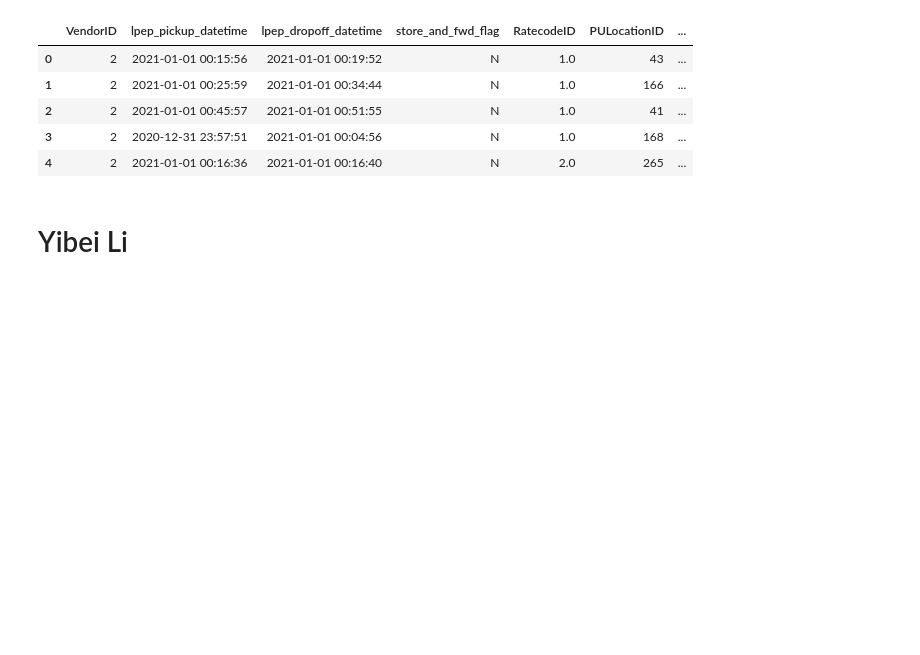
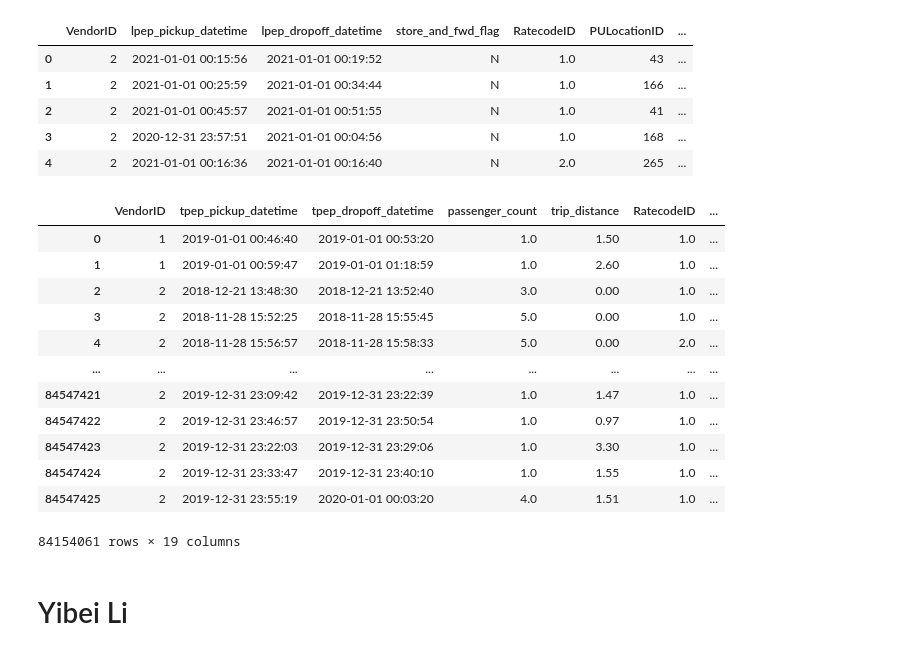
Before and after one commit to kyla2001/Analyzing-Taxi-Trip-Patterns-in-NYC-2019-2021, a Jupyter notebook: code/question.ipynb, the cells around one changed output. Drawn from its saved outputs; the diff is of its cells as text; code cells hidden in the pictures; blank space fills up the shorter version.

```diff
--- a/code/question.ipynb
+++ b/code/question.ipynb
@@ -86,3 +94,19 @@ for year in years:
+# %%
+yellow_2019
+# %% [output]
+|  | VendorID | tpep_pickup_datetime | tpep_dropoff_datetime | passenger_count | trip_distance | RatecodeID | ... |
+| 0 | 1 | 2019-01-01 00:46:40 | 2019-01-01 00:53:20 | 1.0 | 1.50 | 1.0 | ... |
+| 1 | 1 | 2019-01-01 00:59:47 | 2019-01-01 01:18:59 | 1.0 | 2.60 | 1.0 | ... |
+| 2 | 2 | 2018-12-21 13:48:30 | 2018-12-21 13:52:40 | 3.0 | 0.00 | 1.0 | ... |
+| 3 | 2 | 2018-11-28 15:52:25 | 2018-11-28 15:55:45 | 5.0 | 0.00 | 1.0 | ... |
+| 4 | 2 | 2018-11-28 15:56:57 | 2018-11-28 15:58:33 | 5.0 | 0.00 | 2.0 | ... |
+| ... | ... | ... | ... | ... | ... | ... | ... |
+| 84547421 | 2 | 2019-12-31 23:09:42 | 2019-12-31 23:22:39 | 1.0 | 1.47 | 1.0 | ... |
+| 84547422 | 2 | 2019-12-31 23:46:57 | 2019-12-31 23:50:54 | 1.0 | 0.97 | 1.0 | ... |
+| 84547423 | 2 | 2019-12-31 23:22:03 | 2019-12-31 23:29:06 | 1.0 | 3.30 | 1.0 | ... |
+| 84547424 | 2 | 2019-12-31 23:33:47 | 2019-12-31 23:40:10 | 1.0 | 1.55 | 1.0 | ... |
+| 84547425 | 2 | 2019-12-31 23:55:19 | 2020-01-01 00:03:20 | 4.0 | 1.51 | 1.0 | ... |
+84154061 rows × 19 columns
 # %% [markdown]
 # Yibei Li
 # %% [markdown]
```
Also changed, not shown: parts of 12 cells of this notebook.
